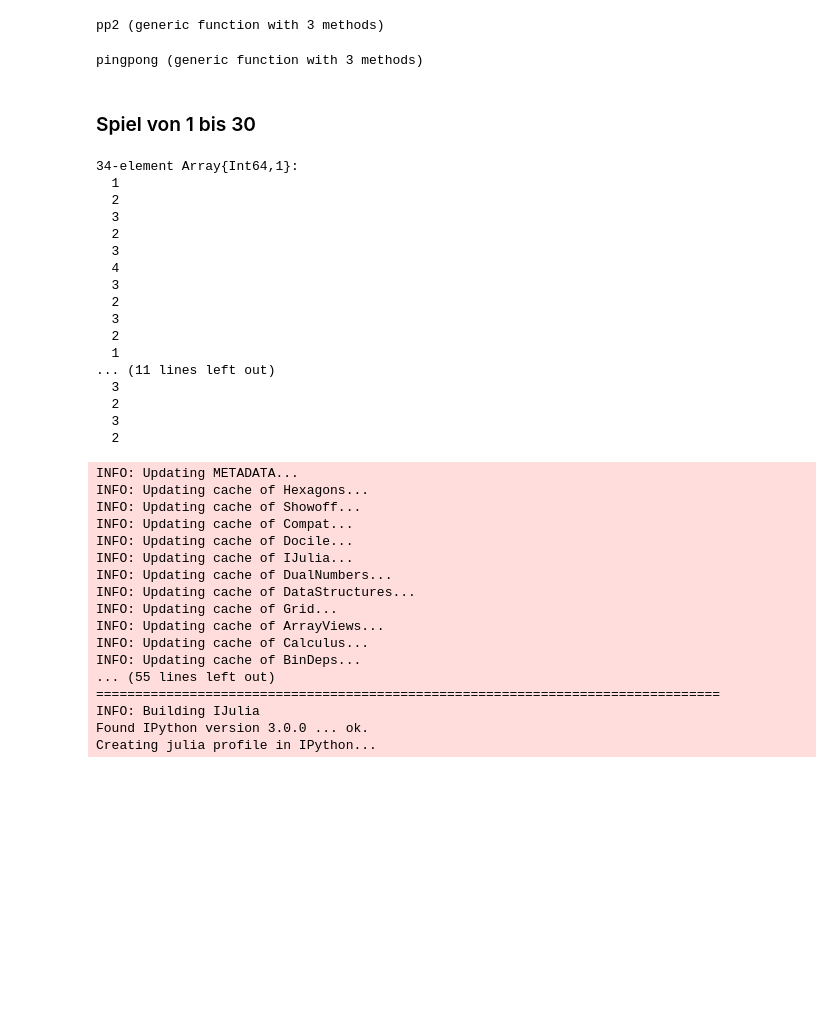
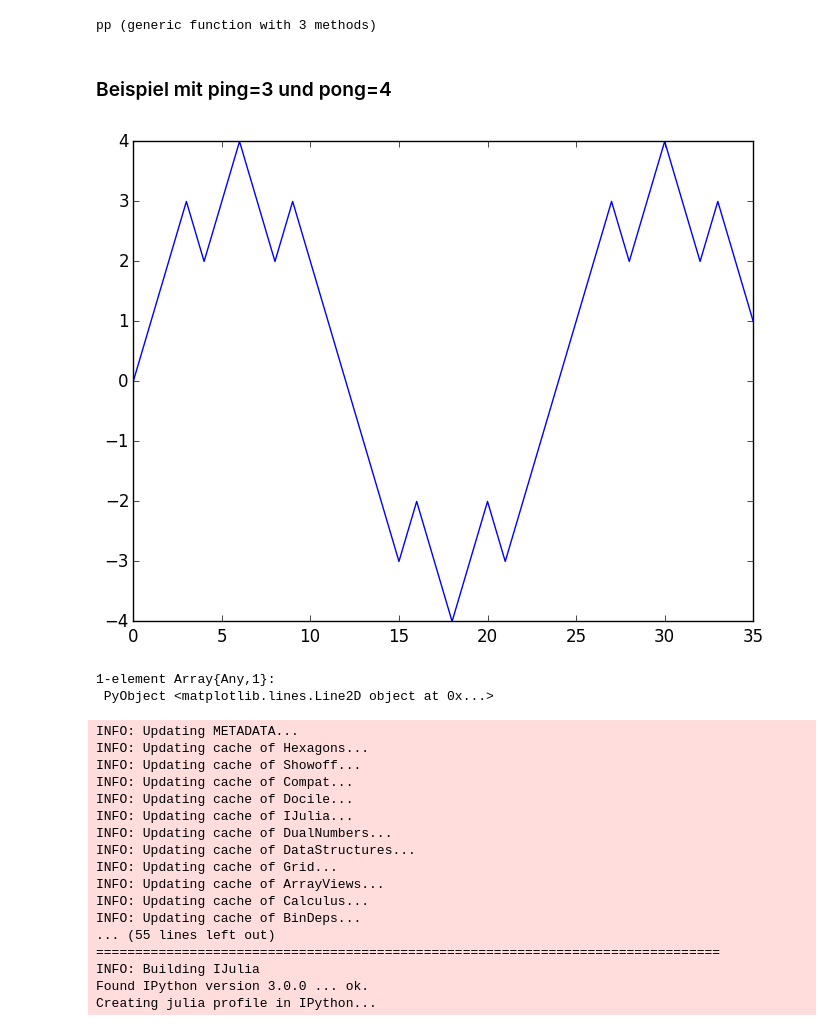
Before and after one commit to mgje/Python-Mathematik-Beispiele, a Jupyter notebook: notebook/Sin_Approximation.ipynb, the cells around one changed output. Saved outputs shown, nothing was run; the diff lists cells and outputs as text; code cells hidden in the pictures; blank space fills up the shorter version.

```diff
--- a/notebook/Sin_Approximation.ipynb
+++ b/notebook/Sin_Approximation.ipynb
@@ -25,5 +8,6 @@ $$
 # %%
-function pp2(n,ping=3,pong=4)
+function pp(n,ping=3,pong=4)
+    n = n-1 # Start at point 1
     step = 1
     pos = 0
     if gcd(ping,pong) != 1
@@ -38,46 +22,17 @@ function pp2(n,ping=3,pong=4)
     return pos
 end
 # %% [output]
-pp2 (generic function with 3 methods)
+pp (generic function with 3 methods)
-# %%
-function pingpong(n,ping=3,pong=4)
-    step = 1
-    pos = 0
-    if (ping%pong==0) | (pong%ping==0)
-        return 0
-    end
-    for i in 1:n
-        pos += step
-        if (i%ping==0) !== (i%pong==0)
-            step *= -1
-        end
-    end
-    return pos
-end
-# %% [output]
-pingpong (generic function with 3 methods)
-# %% [markdown]
-### Spiel von 1 bis 30
-# %%
-y = [pingpong(n) for n in 1:34]
-# %% [output]
-34-element Array{Int64,1}:
-  1
-  2
-  3
-  2
-  3
-  4
-  3
-  2
-  3
-  2
-  1
-... (11 lines left out)
-  3
-  2
-  3
-  2
+# %% [markdown]
+### Beispiel mit ping=3 und pong=4
+# %%
+using PyPlot;
+ydata = [pp(i) for i in 1:36]
+plot(ydata)
+# %% [output]
+[figure, added]
+1-element Array{Any,1}:
+ PyObject <matplotlib.lines.Line2D object at 0x...>
 # %%
 Pkg.update()
 using PyPlot;
```
Also changed, not shown: parts of 5 cells of this notebook.
